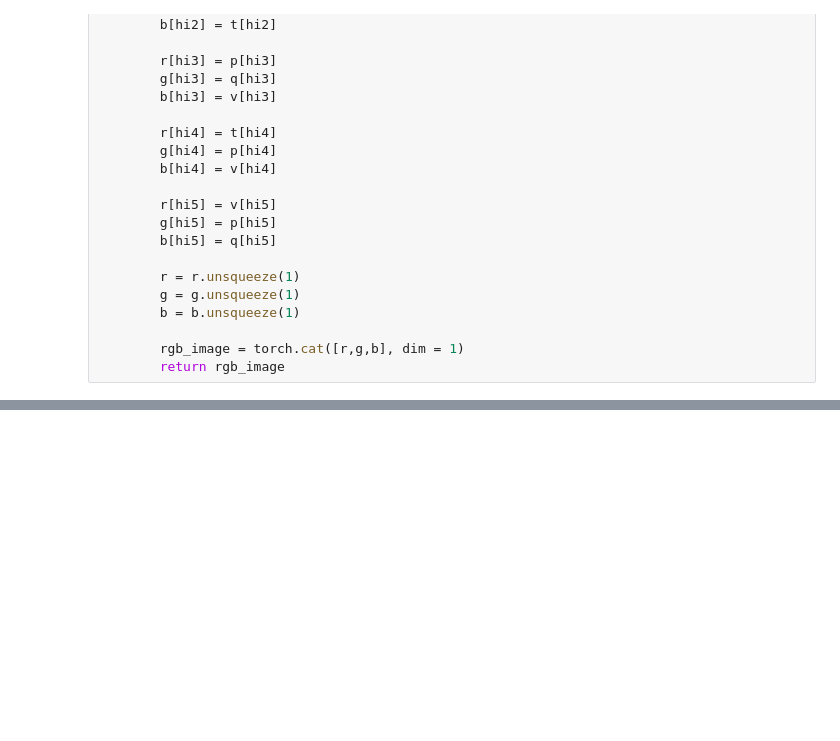
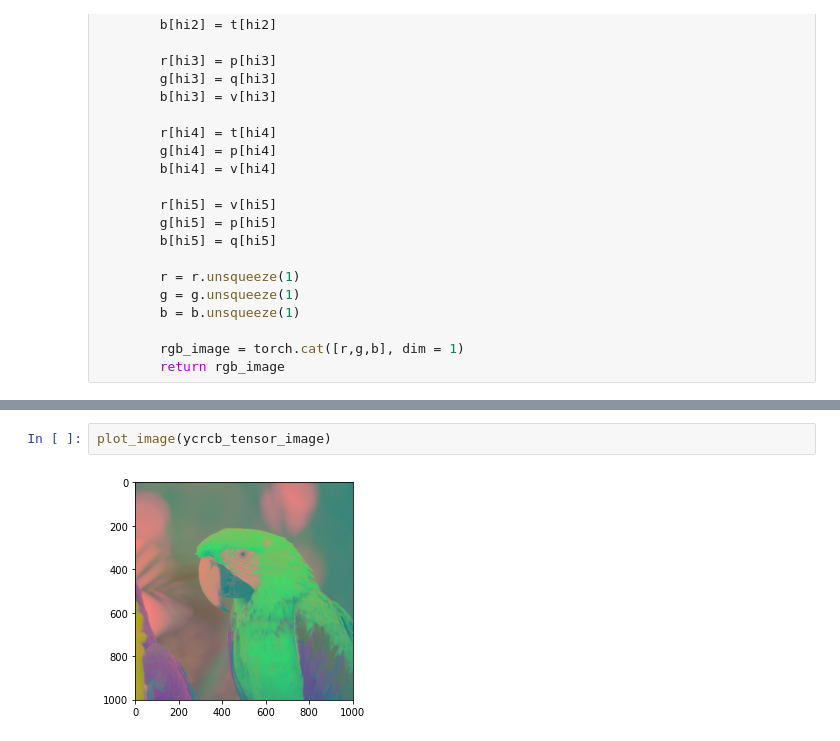
Before and after one commit to aguzel/computational_imaging, a Jupyter notebook: image_color_space.ipynb, the cells around one changed output, grey strips where cells are left out. Saved outputs shown, nothing was run; the diff lists cells and outputs as text; blank space fills up the shorter version.

```diff
--- a/image_color_space.ipynb
+++ b/image_color_space.ipynb
@@ -187,0 +179,4 @@ import matplotlib.colors as mcolors
+# %%
+plot_image(ycrcb_tensor_image)
+# %% [output]
+[figure, added]
```
Also changed, not shown: parts of 19 cells of this notebook.
